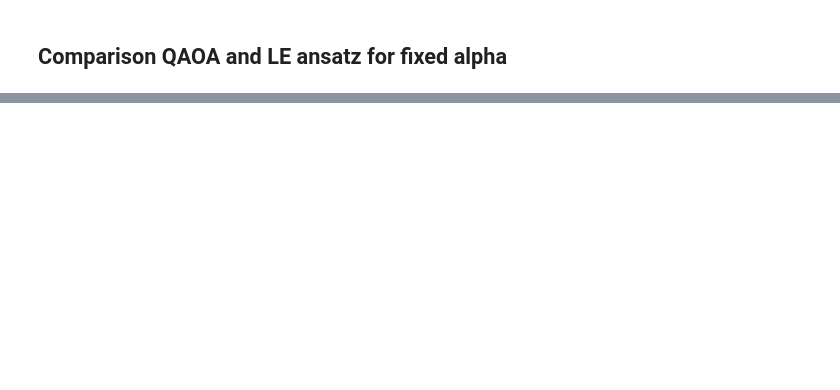
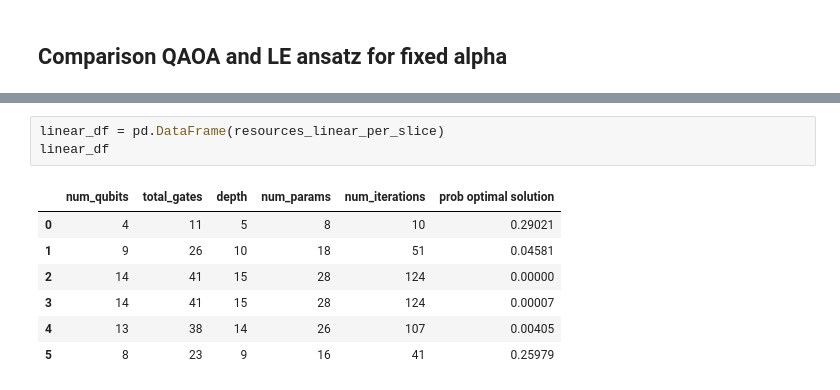
Before and after one commit to unitaryfund/aquapointer, a Jupyter notebook: notebooks/solve_qubo_demo.ipynb, the cells around one changed output, grey strips where cells are left out. Drawn from its saved outputs; the diff is of its cells as text; blank space fills up the shorter version.

```diff
--- a/notebooks/solve_qubo_demo.ipynb
+++ b/notebooks/solve_qubo_demo.ipynb
@@ -418,0 +443,11 @@ for slice in range(6):
+# %%
+linear_df = pd.DataFrame(resources_linear_per_slice)
+linear_df
+# %% [output]
+|  | num_qubits | total_gates | depth | num_params | num_iterations | prob optimal solution |
+| 0 | 4 | 11 | 5 | 8 | 10 | 0.29021 |
+| 1 | 9 | 26 | 10 | 18 | 51 | 0.04581 |
+| 2 | 14 | 41 | 15 | 28 | 124 | 0.00000 |
+| 3 | 14 | 41 | 15 | 28 | 124 | 0.00007 |
+| 4 | 13 | 38 | 14 | 26 | 107 | 0.00405 |
+| 5 | 8 | 23 | 9 | 16 | 41 | 0.25979 |
```
Also changed, not shown: parts of 11 cells of this notebook.
